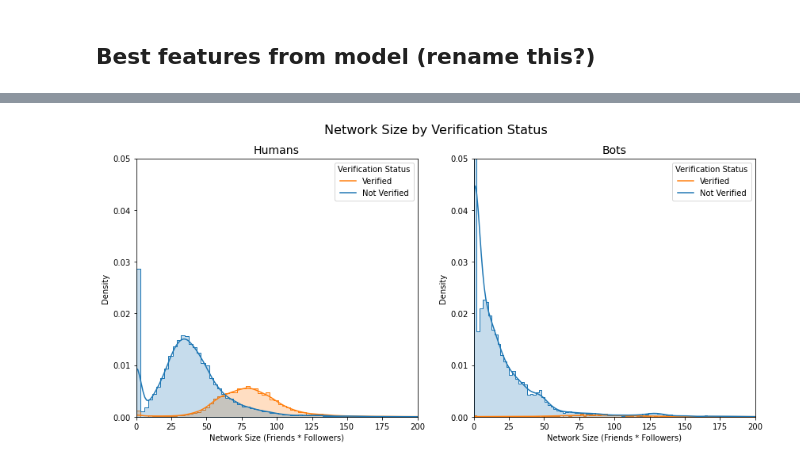
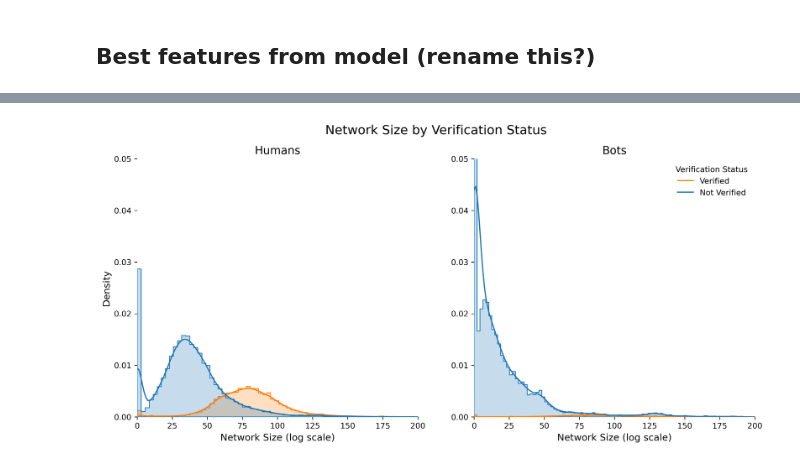
Before and after one commit to scrapfishies/twitter-bot-detection, a Jupyter notebook: eda.ipynb, the cells around one changed output, grey strips where cells are left out. Cells and saved outputs as stored; diff of their text form; code cells hidden in the pictures.

```diff
--- a/eda.ipynb
+++ b/eda.ipynb
@@ -327,23 +382,28 @@ plt.ylim(0, 0.025);
 # %%
-plt.figure(figsize=(14,6))
+plt.figure(figsize=(14,6), dpi=300)
 plt.suptitle('Network Size by Verification Status', fontsize=16)
 
 plt.subplot(1, 2, 1)
 sns.histplot(x='network', data=humans, hue='verified', alpha=.25,
-             kde=True, stat='density', common_bins=True, element='step', legend=True)
+             kde=True, stat='density', common_bins=True, element='step', legend=False)
 plt.xlabel('Network Size (Friends * Followers)')
-plt.legend(title='Verification Status', loc='upper right', labels=['Verified', 'Not Verified'])
 plt.title("Humans", fontsize=14)
+plt.xlabel('Network Size (log scale)', fontsize=12)
+plt.ylabel('Density', fontsize=12)
+sns.despine(bottom = True, left = True)
 plt.xlim(0, 200)
 plt.ylim(0, 0.05)
 
 plt.subplot(1, 2, 2)
 sns.histplot(x='network', data=bots, hue='verified', alpha=.25,
              kde=True, stat='density', common_bins=True, element='step', legend=True)
 plt.xlabel('Network Size (Friends * Followers)')
-plt.legend(title='Verification Status', loc='upper right', labels=['Verified', 'Not Verified'])
+plt.legend(title='Verification Status', loc='upper right', labels=['Verified', 'Not Verified'], frameon=False)
 plt.title("Bots", fontsize=14)
+plt.xlabel('Network Size (log scale)', fontsize=12)
+plt.ylabel('')
+sns.despine(bottom = True, left = True)
 plt.xlim(0, 200)
 plt.ylim(0, 0.05);
 # %% [output]
-[figure, old version]
+[figure, new version]
```
Also changed, not shown: parts of 19 cells of this notebook, 3 other files.
